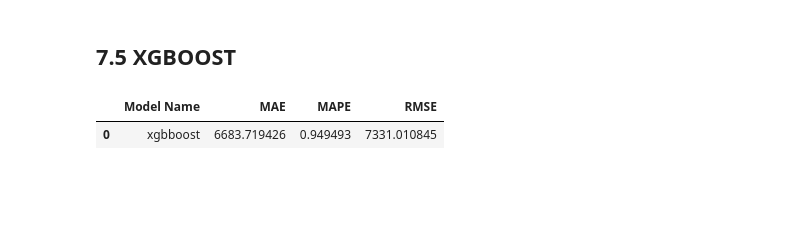
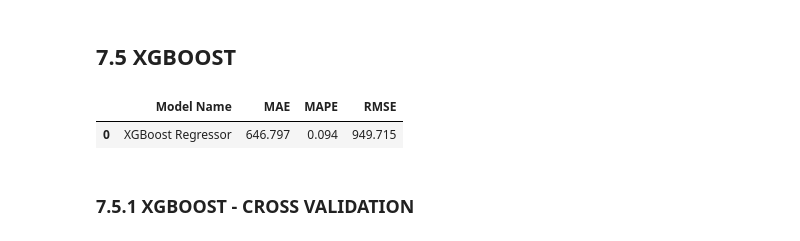
Before and after one commit to 70HNM4C13L/rossmann_store_sales, a Jupyter notebook: m04_01_store-sales_predction.ipynb, the cells around one changed output. Saved outputs shown, nothing was run; the diff lists cells and outputs as text; code cells hidden in the pictures; blank space fills up the shorter version.

```diff
--- a/m04_01_store-sales_predction.ipynb
+++ b/m04_01_store-sales_predction.ipynb
@@ -722,15 +745,15 @@ cols_drop = ['week_of_year','day','month','day_of_week','promo_since','competiti
 df6 = df6.drop(cols_drop, axis=1)
 
 # TRAINING DATA SET
-x_train = df6[df6['date'] < '2015-06-19']
-y_train = x_train['sales']
+X_train = df6[df6['date'] < '2015-06-19']
+y_train = X_train['sales']
 
 # TEST DATASET
 x_test = df6[df6['date'] >= '2015-06-19']
 y_test = x_test['sales']
 
-print(f'Training Min date = {x_train["date"].min()}')
-print(f'Training Max date = {x_train["date"].max()}')
+print(f'Training Min date = {X_train["date"].min()}')
+print(f'Training Max date = {X_train["date"].max()}')
 print(f'\nTest Min date = {x_test["date"].min()}')
 print(f'Test Max date = {x_test["date"].max()}')
 # %% [output]
@@ -860,8 +853,11 @@ feat_to_add = ['date', 'sales']
 # %% [markdown]
 # 7.0 MACHINE LEARNING MODELLING
 # %%
-x_train = x_train[cols_selected_boruta]
+x_train = X_train[cols_selected_boruta]
 x_test = x_test[cols_selected_boruta]
+
+# Time series Data Preparation
+x_training = X_train[cols_selected_boruta_full]
 # %% [markdown]
 ## 7.1 AVERAGE MODEL
 # %%
@@ -931,18 +974,21 @@ rf_result
 # %%
 # model
 model_xgb = xgb.XGBRegressor(  objective= 'reg:squarederror',
-                        n_estimators = 100,
+                        n_estimators = 2500,
                         eta = 0.01,
                         max_depth = 10,
                         subsample = 0.7,
-                        colsample_bytee= 0.9).fit(x_train,y_train)
+                        colsample_bytree= 0.9,
+                        tree_method ='gpu_hist').fit(x_train,y_train)
 
 # prediction
 yhat_xgb = model_xgb.predict(x_test)
 
 # performance
-xgb_result = ml_error('xgbboost', np.expm1(y_test), np.expm1(yhat_xgb))
+xgb_result = ml_error('XGBoost Regressor', np.expm1(y_test), np.expm1(yhat_xgb))
 xgb_result
 # %% [output]
 |  | Model Name | MAE | MAPE | RMSE |
-| 0 | xgbboost | 6683.719426 | 0.949493 | 7331.010845 |
+| 0 | XGBoost Regressor | 646.797 | 0.094 | 949.715 |
+# %% [markdown]
+### 7.5.1 XGBOOST - CROSS VALIDATION
```
Also changed, not shown: parts of 30 cells of this notebook.
